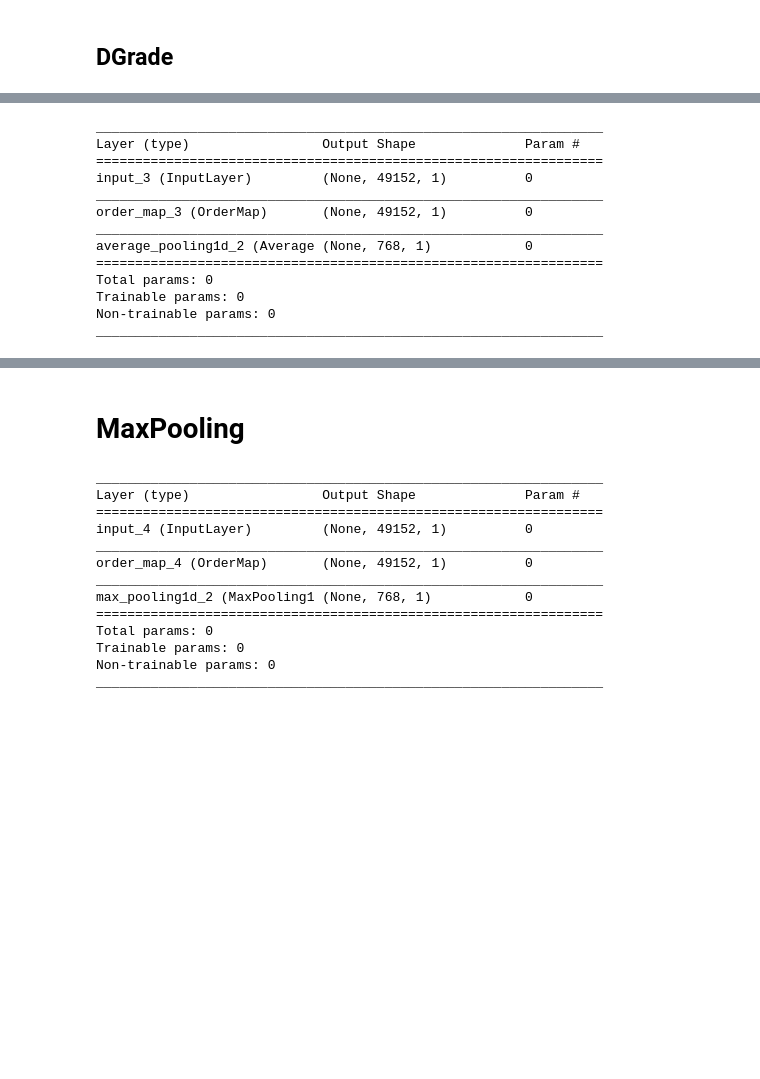
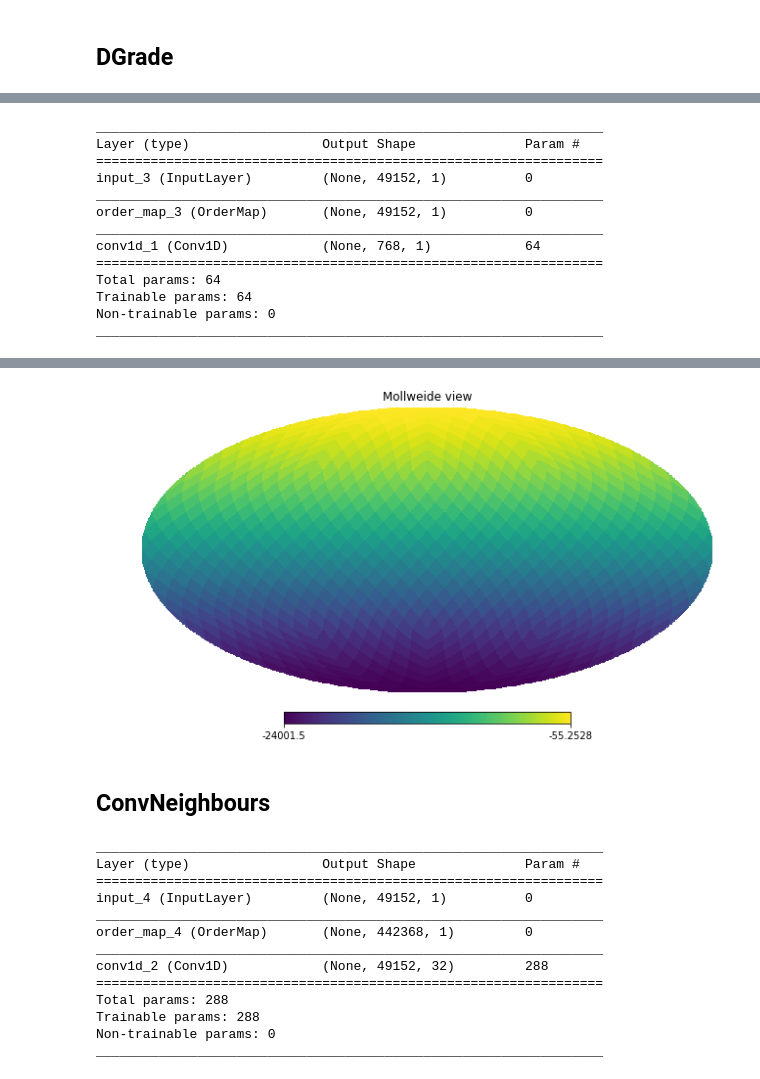
Before and after one commit to ai4cmb/NNhealpix, a Jupyter notebook: examples/block_examples.ipynb, the cells around one changed output, grey strips where cells are left out. Cells and saved outputs as stored; diff of their text form; code cells hidden in the pictures; blank space fills up the shorter version.

```diff
--- a/examples/block_examples.ipynb
+++ b/examples/block_examples.ipynb
@@ -17,8 +80,7 @@ m = np.arange(hp.nside2npix(Nside))
 # %%
 mtensor = m.reshape(1, len(m), 1)
-shape = (len(m), 1)
-inputs = keras.layers.Input(shape)
-x = nnhealpix.layers.blocks.Dgrade(Nside, 8)(inputs)
+inputs = keras.layers.Input((len(m), 1))
+x = nnhealpix.layers.ConvPixel(input_nside, output_nside, filters=1)(inputs)
 model = keras.models.Model(inputs=inputs, outputs=x)
 model.compile(loss=keras.losses.mse,
               optimizer=keras.optimizers.SGD(lr=0.01))
@@ -31,14 +93,15 @@ input_3 (InputLayer)         (None, 49152, 1)          0
 _________________________________________________________________
 order_map_3 (OrderMap)       (None, 49152, 1)          0
 _________________________________________________________________
-average_pooling1d_2 (Average (None, 768, 1)            0
+conv1d_1 (Conv1D)            (None, 768, 1)            64
 =================================================================
-Total params: 0
-Trainable params: 0
+Total params: 64
+Trainable params: 64
 Non-trainable params: 0
 _________________________________________________________________
 # %%
+mtensor = m.reshape(1, len(m), 1)
 out = model.predict(mtensor)
-out = out.reshape(hp.nside2npix(8))
+out = out.reshape(hp.nside2npix(output_nside))
 hp.mollview(out)
 # %% [output]
@@ -47,25 +108,26 @@ hp.mollview(out)
+[figure, added]
 # %% [markdown]
-# MaxPooling
+## ConvNeighbours
 # %%
 mtensor = m.reshape(1, len(m), 1)
-shape = (len(m), 1)
-inputs = keras.layers.Input(shape)
-x = nnhealpix.layers.blocks.MaxPooling(Nside, 8)(inputs)
+inputs = keras.layers.Input((len(m), 1))
+x = nnhealpix.layers.ConvNeighbours(input_nside, filters=32, kernel_size=9)(inputs)
 model = keras.models.Model(inputs=inputs, outputs=x)
 model.compile(loss=keras.losses.mse,
               optimizer=keras.optimizers.SGD(lr=0.01))
 model.summary()
+out = model.predict(mtensor)
 # %% [output]
 _________________________________________________________________
 Layer (type)                 Output Shape              Param #
 =================================================================
 input_4 (InputLayer)         (None, 49152, 1)          0
 _________________________________________________________________
-order_map_4 (OrderMap)       (None, 49152, 1)          0
+order_map_4 (OrderMap)       (None, 442368, 1)         0
 _________________________________________________________________
-max_pooling1d_2 (MaxPooling1 (None, 768, 1)            0
+conv1d_2 (Conv1D)            (None, 49152, 32)         288
 =================================================================
-Total params: 0
-Trainable params: 0
+Total params: 288
+Trainable params: 288
 Non-trainable params: 0
 _________________________________________________________________
```
Also changed, not shown: parts of 15 cells of this notebook, 8 other files.
